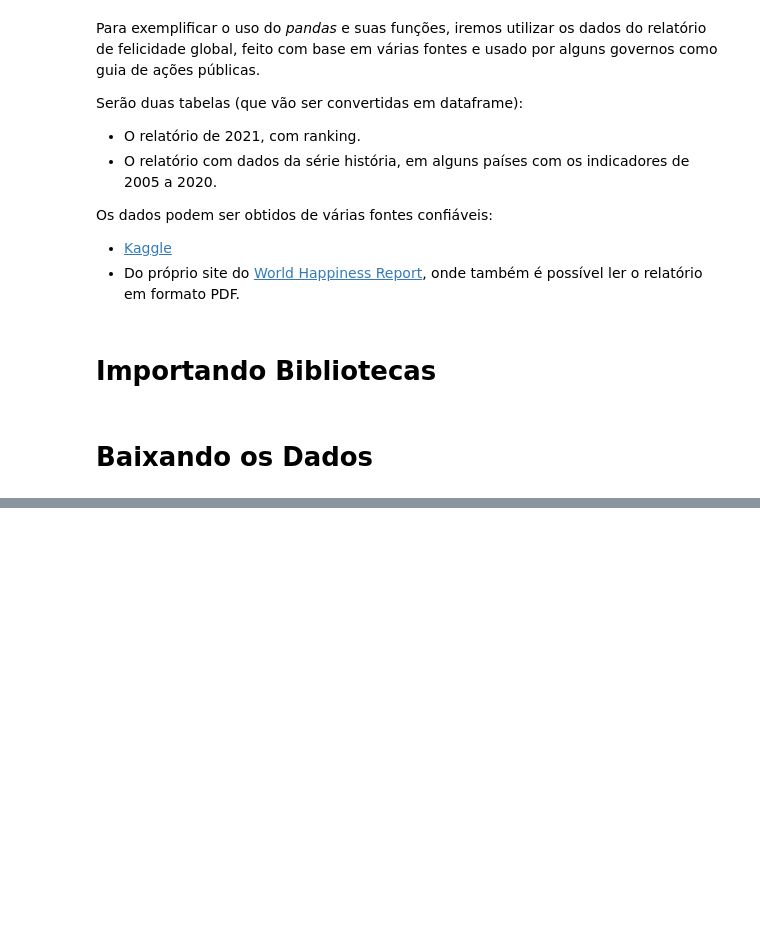
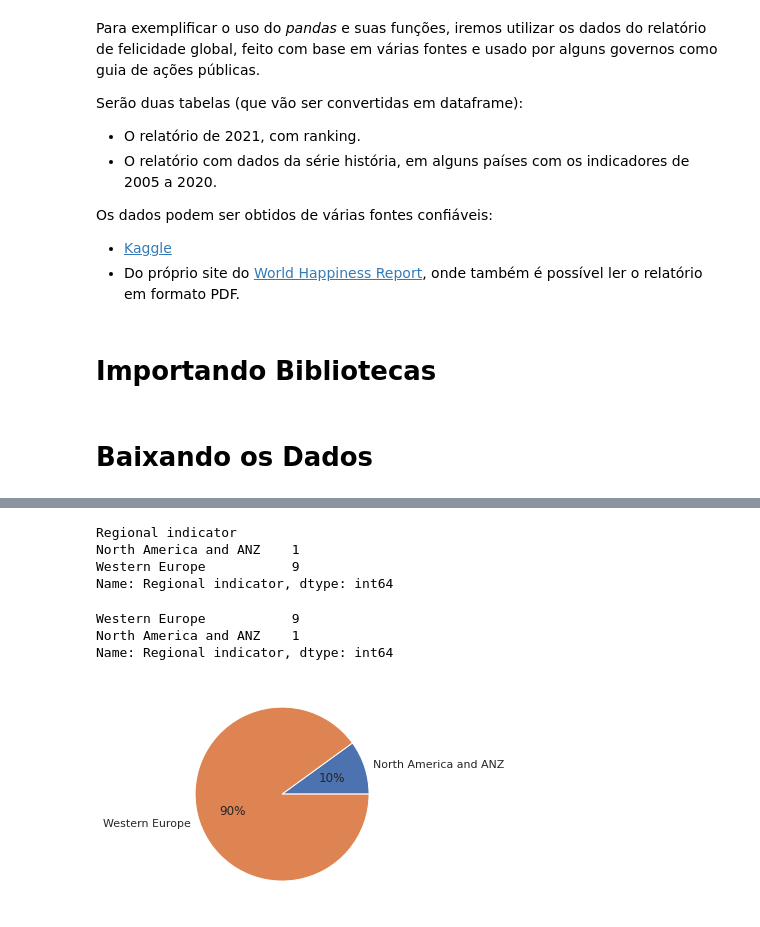
Before and after one commit to pedrohortencio/data-analysis-projects, a Jupyter notebook: World Happiness Report/The_World_Happiness_Report.ipynb, the cells around one changed output, grey strips where cells are left out. Drawn from its saved outputs; the diff is of its cells as text; code cells hidden in the pictures; blank space fills up the shorter version.

Commit message:
feat: add new code cells and plots

```diff
--- a/World Happiness Report/The_World_Happiness_Report.ipynb
+++ b/World Happiness Report/The_World_Happiness_Report.ipynb
@@ -49,0 +165,22 @@ df_hist.head()
+# %%
+df_2021[:10].groupby("Regional indicator")["Regional indicator"].count()
+# %% [output]
+Regional indicator
+North America and ANZ    1
+Western Europe           9
+Name: Regional indicator, dtype: int64
+# %%
+# O pandas possui várias alternativas para fazer a mesma operação. Uma alternativa para gerar a contagem de valores acima é:
+
+df_2021[:10]["Regional indicator"].value_counts()
+# %% [output]
+Western Europe           9
+North America and ANZ    1
+Name: Regional indicator, dtype: int64
+# %%
+top10 = df_2021[:10].groupby("Regional indicator")["Regional indicator"].count()
+ax = top10.plot.pie(autopct='%1.0f%%')
+ax.set(xlabel='', ylabel='')
+plt.show();
+# %% [output]
+[figure, added]
```
Also changed, not shown: parts of 22 cells of this notebook.
